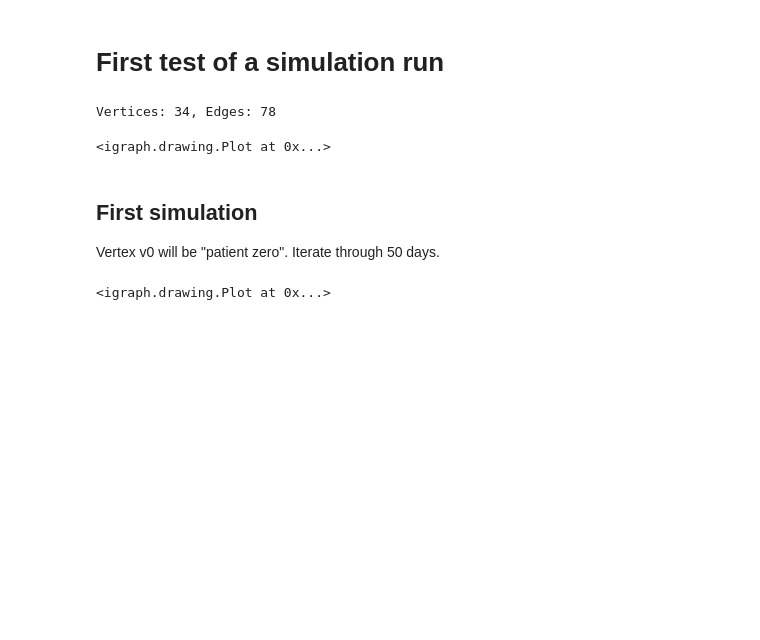
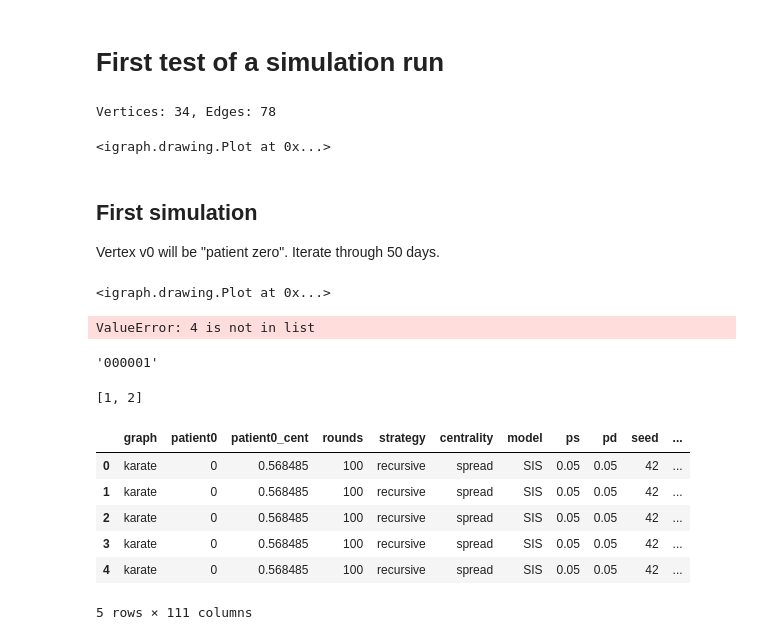
Before and after one commit to rkingan/disease-sim, a Jupyter notebook: notebooks/test01.ipynb, the cells around one changed output. Cells and saved outputs as stored; diff of their text form; code cells hidden in the pictures; blank space fills up the shorter version.

```diff
--- a/notebooks/test01.ipynb
+++ b/notebooks/test01.ipynb
@@ -47,3 +48,17 @@ colors = colors_from_nodes(nodes, t)
 igraph.plot(G, bbox=(600, 600), vertex_color=colors, vertex_size=32)
 # %% [output]
 <igraph.drawing.Plot at 0x...>
+# %%
+x = [1, 2, 3]
+print(x.index(4))
+# %% [output]
+ValueError: 4 is not in list
+# %%
+nd = 6
+f"{x[0]:0{nd}d}"
+# %% [output]
+'000001'
+# %%
+x[:-1]
+# %% [output]
+[1, 2]
@@ -49,0 +67,11 @@ igraph.plot(G, bbox=(600, 600), vertex_color=colors, vertex_size=32)
+# %%
+df = pd.read_csv("../karate-test-00.csv")
+df.head()
+# %% [output]
+|  | graph | patient0 | patient0_cent | rounds | strategy | centrality | model | ps | pd | seed | ... |
+| 0 | karate | 0 | 0.568485 | 100 | recursive | spread | SIS | 0.05 | 0.05 | 42 | ... |
+| 1 | karate | 0 | 0.568485 | 100 | recursive | spread | SIS | 0.05 | 0.05 | 42 | ... |
+| 2 | karate | 0 | 0.568485 | 100 | recursive | spread | SIS | 0.05 | 0.05 | 42 | ... |
+| 3 | karate | 0 | 0.568485 | 100 | recursive | spread | SIS | 0.05 | 0.05 | 42 | ... |
+| 4 | karate | 0 | 0.568485 | 100 | recursive | spread | SIS | 0.05 | 0.05 | 42 | ... |
+5 rows × 111 columns
```
Also changed, not shown: parts of 9 cells of this notebook, 7 other files.
